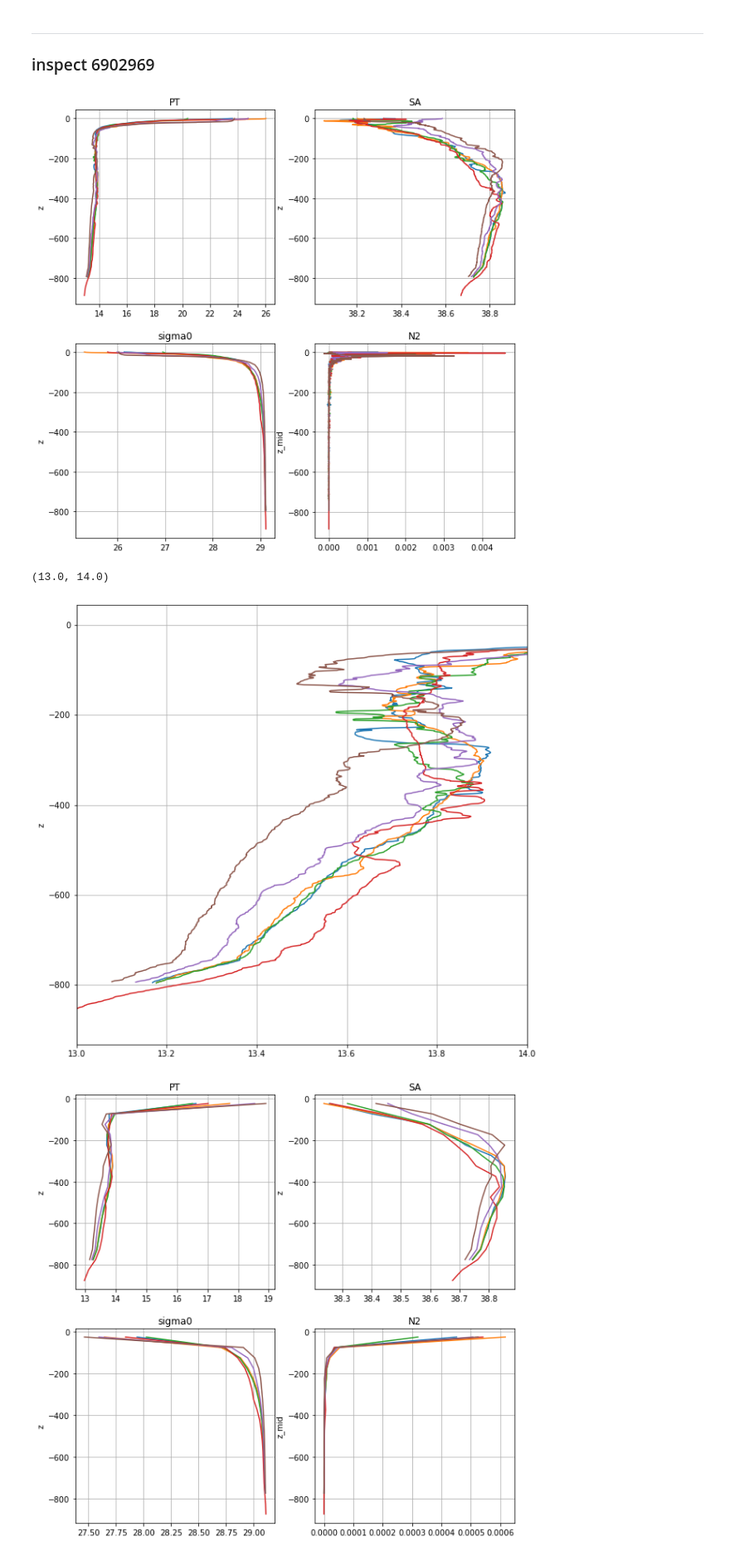
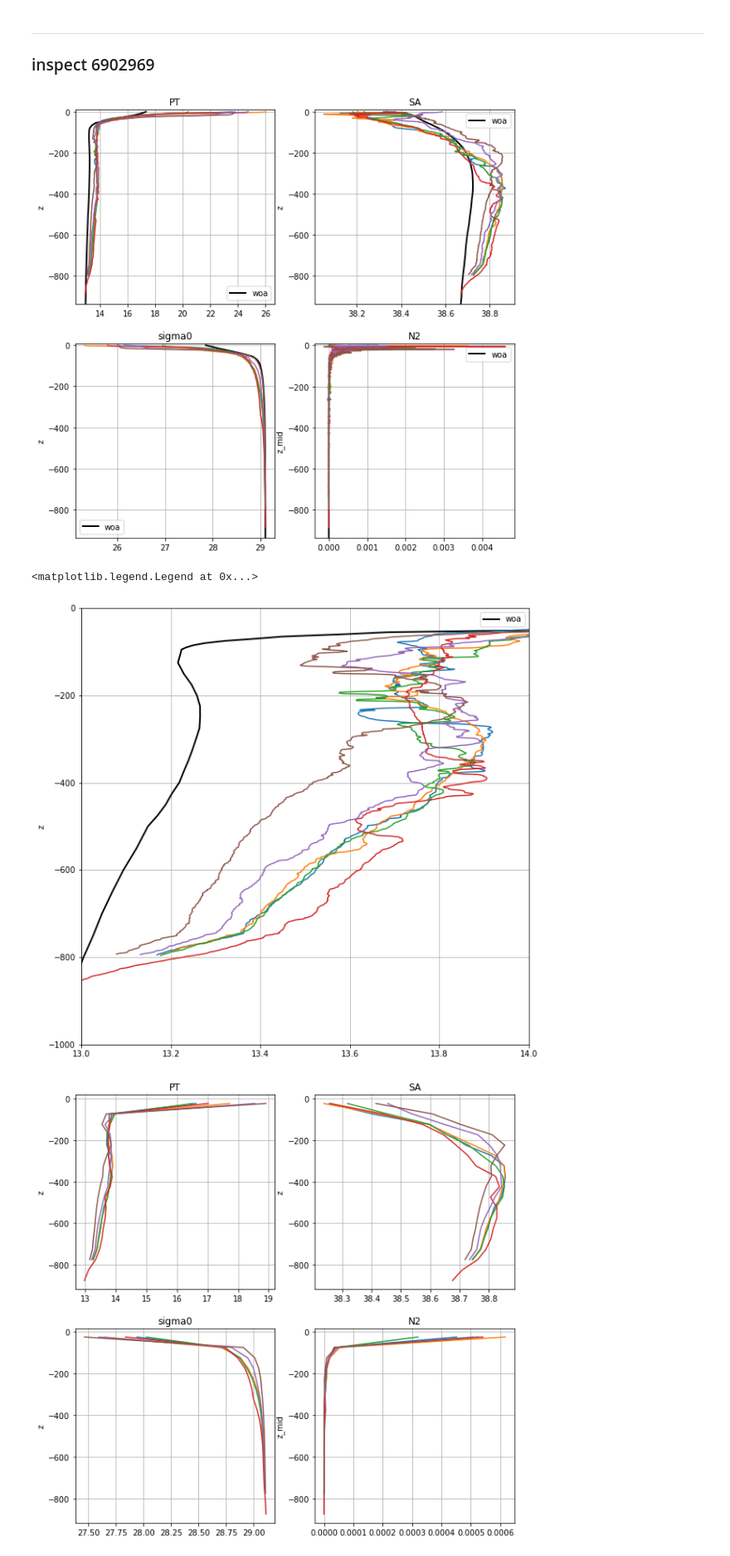
Before and after one commit to apatlpo/das_work, a Jupyter notebook: hydrology/argo_profiles.ipynb, the cells around one changed output. Shown at 83% size. Saved outputs shown, nothing was run; the diff lists cells and outputs as text; code cells hidden in the pictures.

Commit message:
update theory and data analysis

```diff
--- a/hydrology/argo_profiles.ipynb
+++ b/hydrology/argo_profiles.ipynb
@@ -23,7 +23,8 @@ days = 86400
 ---
 ### load data
 # %%
-root_dir = "/Users/aponte/Data/das"
+#root_dir = "/Users/aponte/Data/das"
+root_dir = "/Users/aponte/Cloud/Dropbox/Public/das"
 data_dir = os.path.join(root_dir, "argo/")
 
 nc_files = glob(data_dir+"/*.nc")[:-1] # last files has issues don't know why
@@ -36,3 +39,5 @@ data = {int(c): hy.load_argo_nc(f) for f, c in zip(nc_files, codes)}
+# %%
+woa = hy.load_woa(lon=5.9, lat=42.8) # approximate cable coordinates
 # %% [markdown]
 Data nearby the cable (from EuroArgo maps):
 
@@ -83,23 +88,25 @@ np.log10(abs(-ds_smooth.PT.differentiate("DEPTH"))).plot(y="z")
 ds = data[6902969]
 ds_smooth = hy.smooth(ds)
 
-hy.plot_argo_profiles(ds);
+hy.plot_argo_profiles(ds, woa=woa);
 # %% [output]
-[figure, old version]
+[figure, new version]
 # %%
 fig, ax = plt.subplots(1,1, figsize=(10,10))
 
 _da = ds["PT"]
 
+woa["PT"].plot.line(y="z", color="k", lw=2, add_legend=False, ax=ax, label="woa")
 _da.plot.line(y="z", add_legend=False, ax=ax)
 ax.grid()
 ax.set_xlabel("")
 #ax.set_title(v)
 ax.set_xlim((13,14))
-#ax.set_yilim()
+ax.set_ylim(-1000,0)
+ax.legend()
 # %% [output]
-(13.0, 14.0)
+<matplotlib.legend.Legend at 0x...>
-[figure, old version]
+[figure, new version]
 # %%
 hy.plot_argo_profiles(ds_smooth);
 # %% [output]
```
Also changed, not shown: parts of 4 cells of this notebook, 4 other files.
